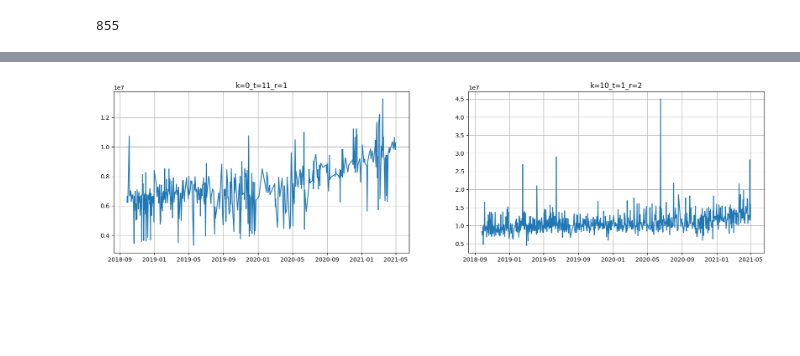
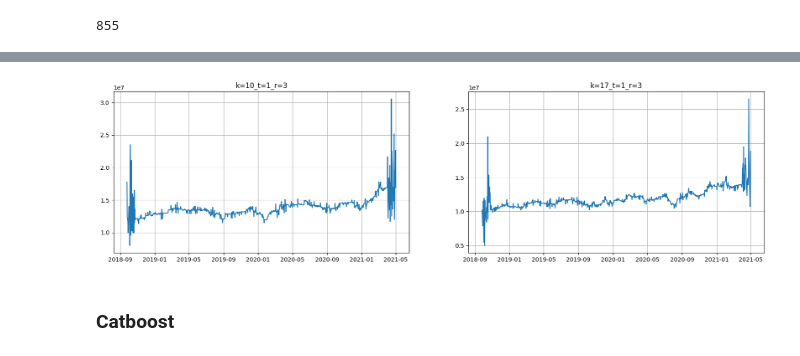
Before and after one commit to ArinaHABA/prediction_house_price, a Jupyter notebook: notebooks/forcasting_days.ipynb, the cells around one changed output, grey strips where cells are left out. Cells and saved outputs as stored; diff of their text form; code cells hidden in the pictures; blank space fills up the shorter version.

```diff
--- a/notebooks/forcasting_days.ipynb
+++ b/notebooks/forcasting_days.ipynb
@@ -41,3 +27,5 @@ data
+# %%
+list_segment = list(data.segment.unique())
 # %%
 data_etna = TSDataset.to_dataset(data)
 data_etna.head(5)
@@ -136,3 +112,22 @@ df.to_pickle('../models/data_days.sav')
 df.isnull().sum().sum()
 # %% [output]
 855
+# %%
+def hampel(y, window_size, simg=0.5):
+    n = len(y)
+    new_y = y.copy()
+    k = 1.4826
+    idx = []
+
+    for i in range((window_size),(n - window_size)):
+        r_median = np.median(y[(i - window_size):(i + window_size)]) #скользящая медиана
+        r_mad  = np.median(np.abs(y[(i - window_size):(i + window_size)] - r_median)) #скользящий MAD
+        if (np.abs(y[i] - r_median) > simg * r_mad):
+            new_y[i] = r_median #замена выброса
+            idx.append(i)
+
+    return new_y, idx
+# %%
+for segment in list_segment:
+    not_outlier, _ = hampel(df[segment]['target'], 30)
+    df.loc[:, (segment,'target')] = not_outlier
@@ -163,5 +160,5 @@ ts.head(60)
 60 rows × 160 columns
 # %%
-ts.plot(segments=("k=0_t=11_r=1", "k=10_t=1_r=2"))
+ts.plot(segments=("k=17_t=1_r=3", "k=10_t=1_r=3"))
 # %% [output]
-[figure, old version]
+[figure, new version]
@@ -177 +180,3 @@ train_ts, test_ts = ts.train_test_split(
+# %% [markdown]
+### Catboost
 # %%
```
Also changed, not shown: parts of 24 cells of this notebook, 6 other files.
